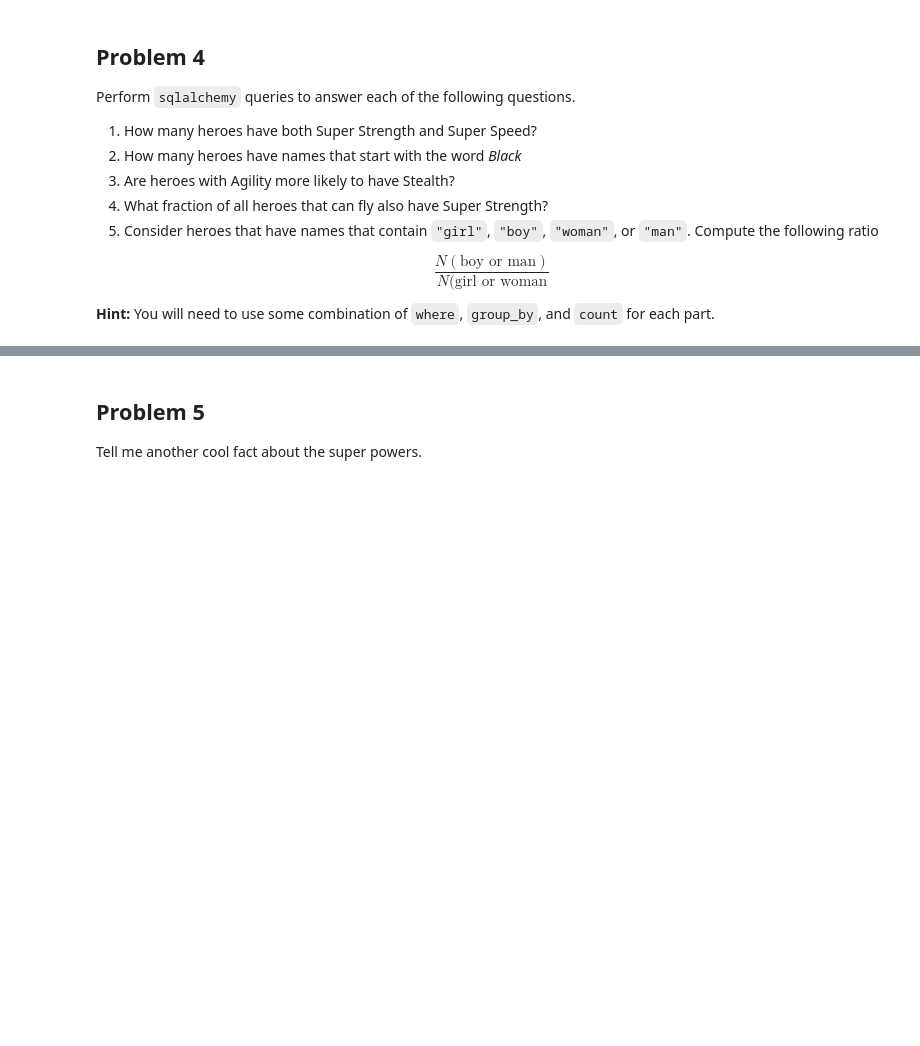
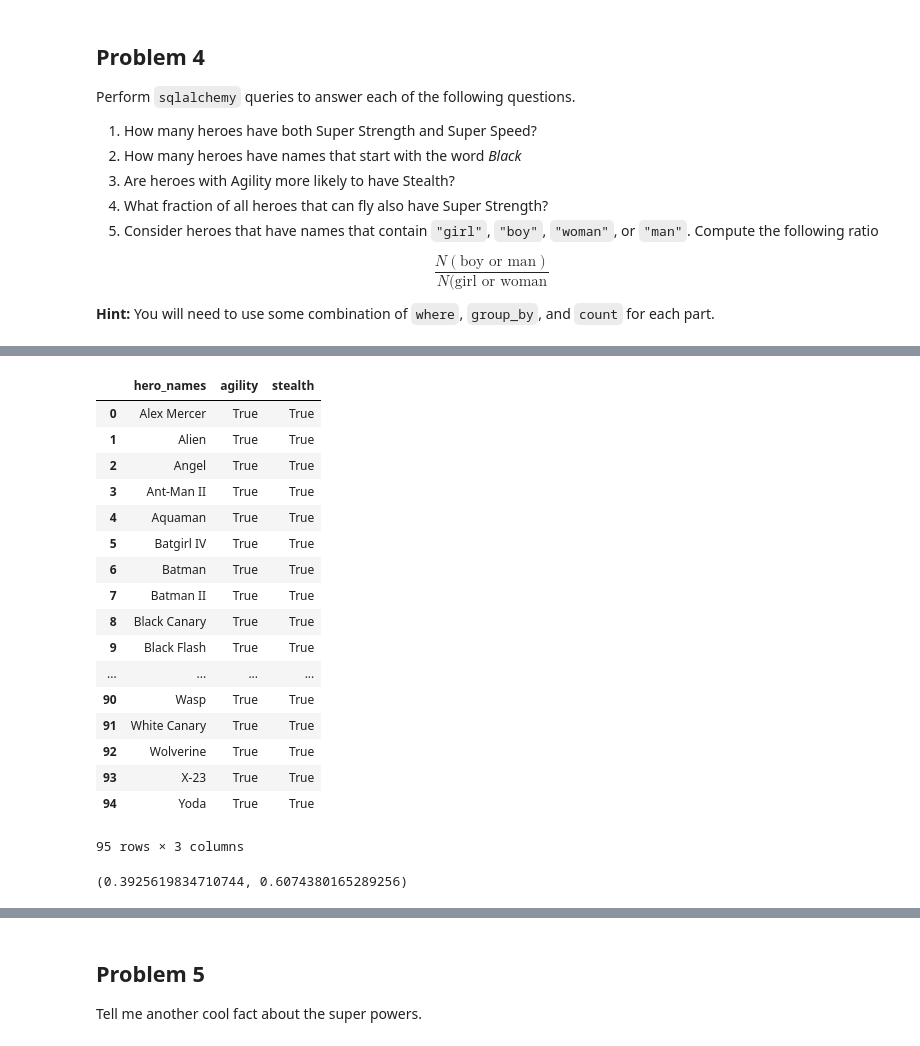
Before and after one commit to acker016/DSCI430, a Jupyter notebook: lab_1_baseball_and_super_powers_and_SQL_key_1_DAY1.ipynb, the cells around one changed output, grey strips where cells are left out. Drawn from its saved outputs; the diff is of its cells as text; code cells hidden in the pictures; blank space fills up the shorter version.

```diff
--- a/lab_1_baseball_and_super_powers_and_SQL_key_1_DAY1.ipynb
+++ b/lab_1_baseball_and_super_powers_and_SQL_key_1_DAY1.ipynb
@@ -524,0 +838,39 @@ $$\frac{N(\text{boy or man})}{N(\text{girl or woman}}$$
+# %%
+q32_stmt = (select_sql([Powers.hero_names,
+                       Powers.agility,
+                       Powers.stealth]).
+            where(Powers.agility == True).
+            where(Powers.stealth == True))
+# Excute the expression
+result32 = pd.read_sql_query(q32_stmt, con=engine)
+result32
+# %% [output]
+|  | hero_names | agility | stealth |
+| 0 | Alex Mercer | True | True |
+| 1 | Alien | True | True |
+| 2 | Angel | True | True |
+| 3 | Ant-Man II | True | True |
+| 4 | Aquaman | True | True |
+| 5 | Batgirl IV | True | True |
+| 6 | Batman | True | True |
+| 7 | Batman II | True | True |
+| 8 | Black Canary | True | True |
+| 9 | Black Flash | True | True |
+| ... | ... | ... | ... |
+| 90 | Wasp | True | True |
+| 91 | White Canary | True | True |
+| 92 | Wolverine | True | True |
+| 93 | X-23 | True | True |
+| 94 | Yoda | True | True |
+95 rows × 3 columns
+# %%
+Q3_total = 242
+Q3_no_stealth = 242-95
+Q3_stealth = 95
+
+per_stealth = Q3_stealth/Q3_total
+per_nostealth = Q3_no_stealth/Q3_total
+
+(per_stealth, per_nostealth)
+# %% [output]
+(0.3925619834710744, 0.6074380165289256)
```
Also changed, not shown: parts of 30 cells of this notebook, 1 other file.
